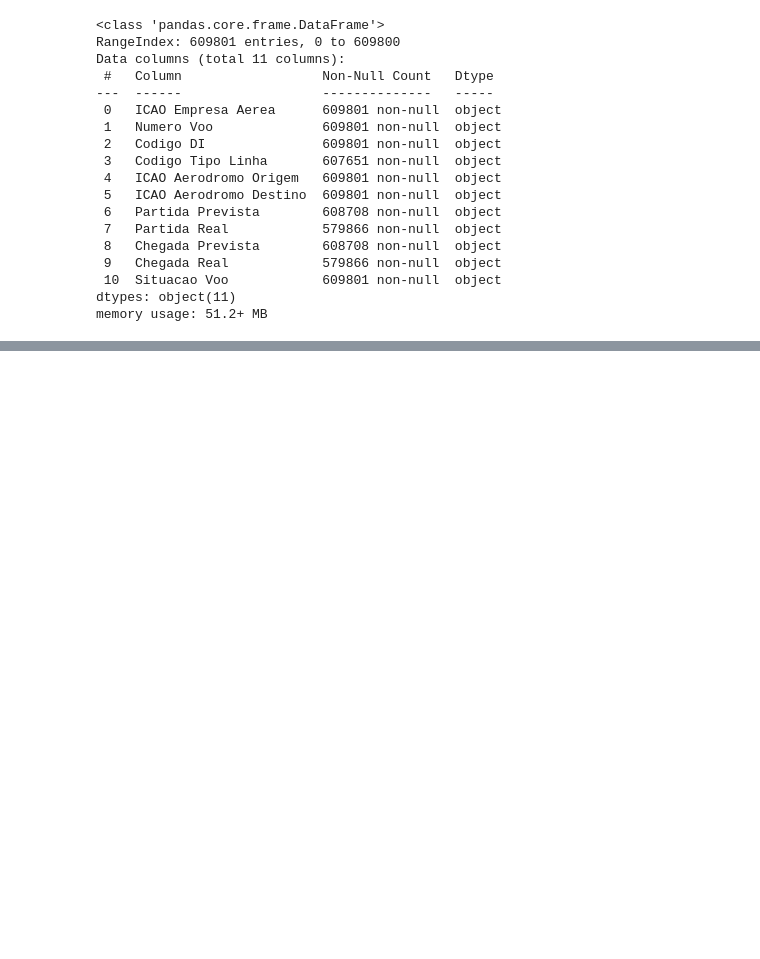
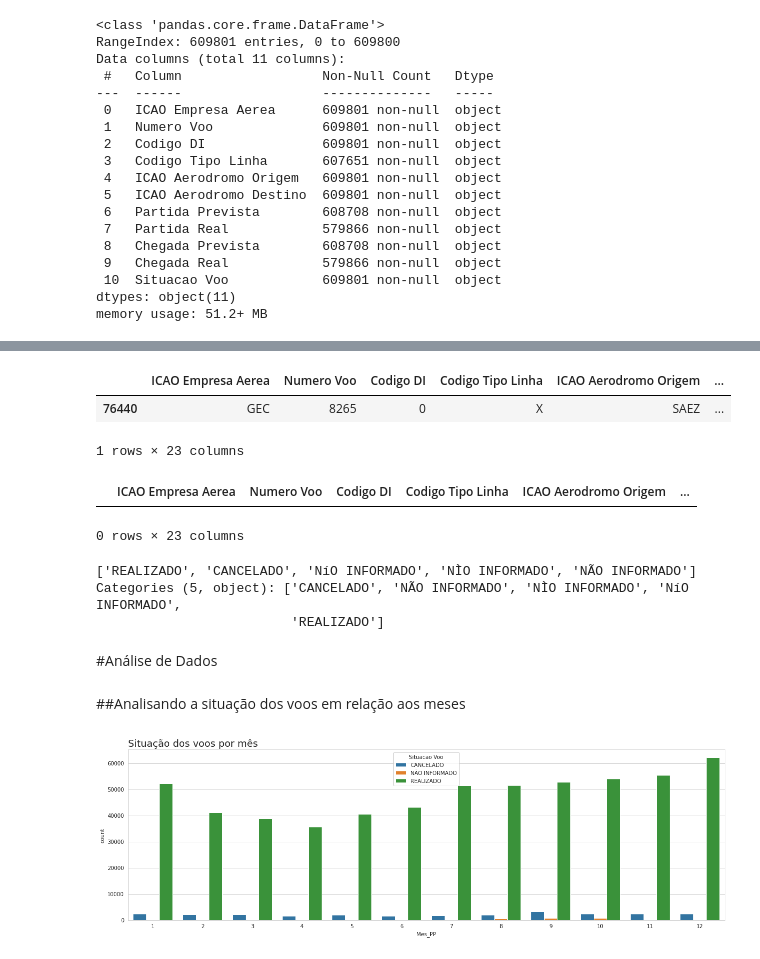
Before and after one commit to GabrielCdev/ANAC_BigData_Analysis, a Jupyter notebook: ANAC_Dataset_Analysis.ipynb, the cells around one changed output, grey strips where cells are left out. Saved outputs shown, nothing was run; the diff lists cells and outputs as text; code cells hidden in the pictures; blank space fills up the shorter version.

```diff
--- a/ANAC_Dataset_Analysis.ipynb
+++ b/ANAC_Dataset_Analysis.ipynb
@@ -120,0 +284,8 @@ memory usage: 51.2+ MB
+# %%
+anac_annual_df[['DOW_PP', 'DOW_PR', 'DOW_CP', 'DOW_CR']].replace(0.0, 'Segunda-feira', inplace=True)
+anac_annual_df[['DOW_PP', 'DOW_PR', 'DOW_CP', 'DOW_CR']].replace(1.0, 'Terça-feira', inplace=True)
+anac_annual_df[['DOW_PP', 'DOW_PR', 'DOW_CP', 'DOW_CR']].replace(2.0, 'Quarta-feira', inplace=True)
+anac_annual_df[['DOW_PP', 'DOW_PR', 'DOW_CP', 'DOW_CR']].replace(3.0, 'Quinta-feira', inplace=True)
+anac_annual_df[['DOW_PP', 'DOW_PR', 'DOW_CP', 'DOW_CR']].replace(4.0, 'Sexta-feira', inplace=True)
+anac_annual_df[['DOW_PP', 'DOW_PR', 'DOW_CP', 'DOW_CR']].replace(5.0, 'Sábado', inplace=True)
+anac_annual_df[['DOW_PP', 'DOW_PR', 'DOW_CP', 'DOW_CR']].replace(6.0, 'Domingo', inplace=True)
@@ -120,0 +318,2 @@ memory usage: 51.2+ MB
+# %%
+anac_annual_df.drop_duplicates(inplace=True)
@@ -120,0 +396,36 @@ memory usage: 51.2+ MB
+# %%
+anac_annual_df[anac_annual_df['Ano_CR'] == 2202]
+# %% [output]
+|  | ICAO Empresa Aerea | Numero Voo | Codigo DI | Codigo Tipo Linha | ICAO Aerodromo Origem | ... |
+| 76440 | GEC | 8265 | 0 | X | SAEZ | ... |
+1 rows × 23 columns
+# %%
+anac_annual_df['Ano_CR'].replace(2202, 2021, inplace=True)
+anac_annual_df['Chegada Real'].replace('2202-02-18 13:59:00', '2021-02-18 13:59:00', inplace=True)
+# %%
+anac_annual_df[anac_annual_df['Chegada Real'] == '2202-02-18 13:59:00']
+# %% [output]
+|  | ICAO Empresa Aerea | Numero Voo | Codigo DI | Codigo Tipo Linha | ICAO Aerodromo Origem | ... |
+0 rows × 23 columns
+# %%
+anac_annual_df['Situacao Voo'].unique()
+# %% [output]
+['REALIZADO', 'CANCELADO', 'NíO INFORMADO', 'NÌO INFORMADO', 'NÃO INFORMADO']
+Categories (5, object): ['CANCELADO', 'NÃO INFORMADO', 'NÌO INFORMADO', 'NíO INFORMADO',
+                         'REALIZADO']
+# %%
+anac_annual_df['Situacao Voo'].replace(['NíO INFORMADO', 'NÌO INFORMADO'], 'NÃO INFORMADO', inplace=True)
+# %% [markdown]
+#Análise de Dados
+# %% [markdown]
+##Analisando a situação dos voos em relação aos meses
+# %%
+anac_meses_df = anac_annual_df
+anac_meses_df['Mes_PP'] = anac_meses_df['Mes_PP'].astype('category')
+
+plt.figure(figsize=(20,20))
+ax = plt.subplot(3,1,1)
+ax.set_title('Situação dos voos por mês', fontsize=18, loc='left')
+sns.countplot(x='Mes_PP', hue='Situacao Voo', data=anac_meses_df);
+# %% [output]
+[figure, added]
```
Also changed, not shown: parts of 43 cells of this notebook.
